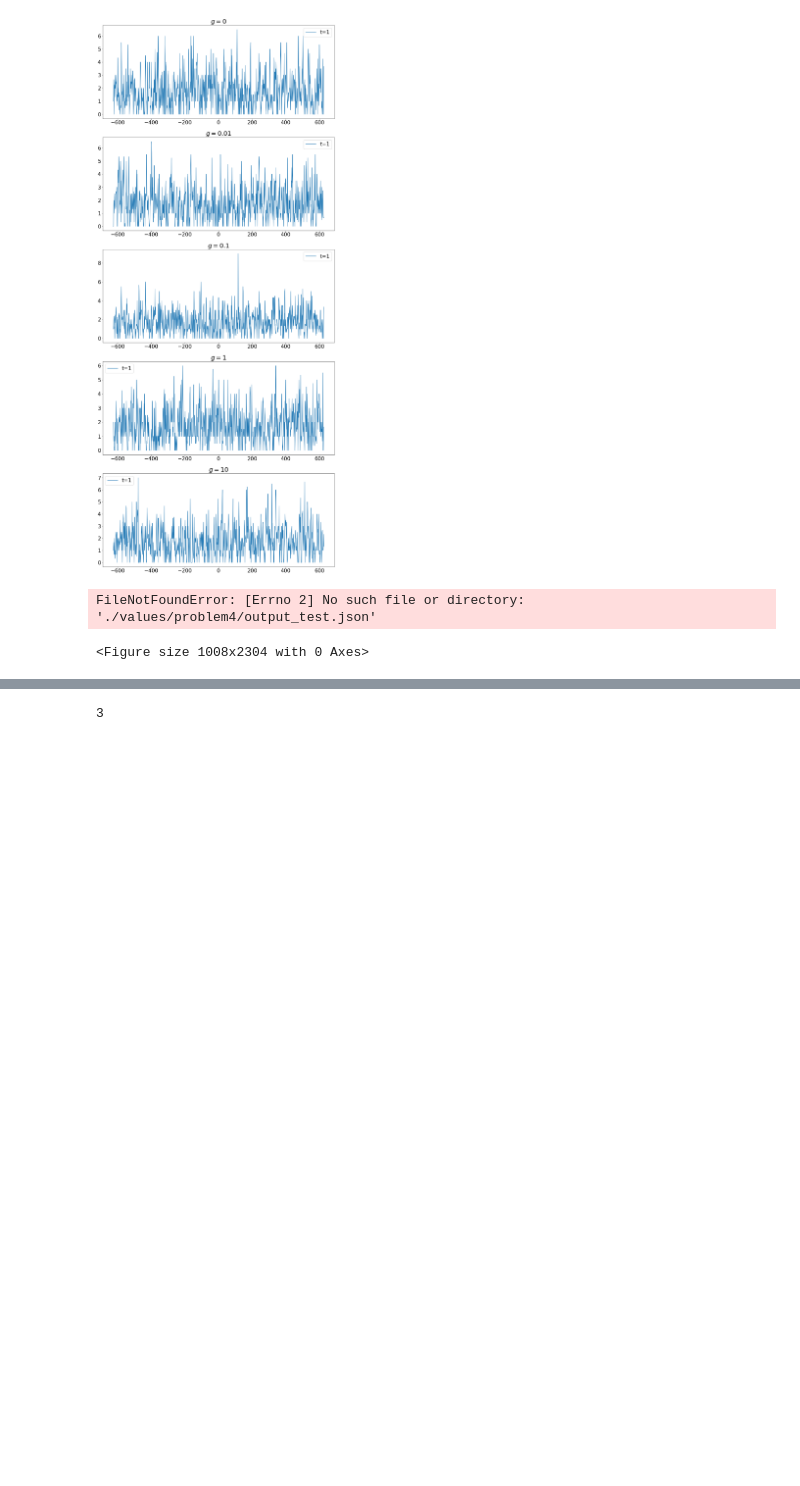
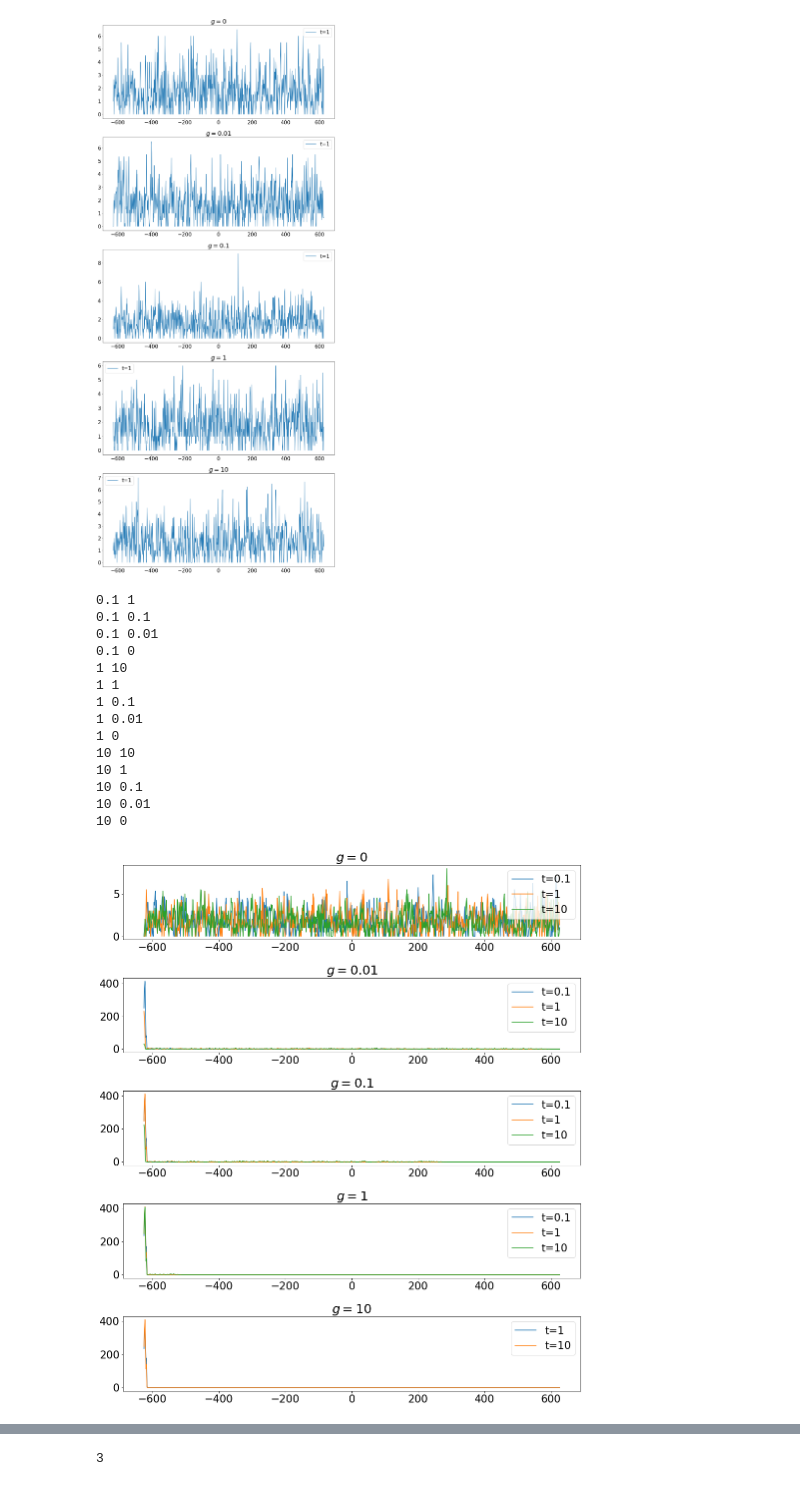
Before and after one commit to hikata101/monte-carlo-simulations-of-hard-disk, a Jupyter notebook: monte_carlo_simulations.ipynb, the cells around one changed output, grey strips where cells are left out. Cells and saved outputs as stored; diff of their text form; code cells hidden in the pictures; blank space fills up the shorter version.

Commit message:
fix: problem7

```diff
--- a/monte_carlo_simulations.ipynb
+++ b/monte_carlo_simulations.ipynb
@@ -424,7 +424,8 @@ for i in range(len(mus)):
     theoretical_bins = np.linspace(0, mu["Ly"], num_bins + 1)
     theoretical_bin_centers = 0.5 * (theoretical_bins[1:] + theoretical_bins[:-1])
     mgkt = mgkbt(mus[i]["M"], mus[i]["Gravity"], mus[i]["Kb"], mus[i]["T"])
-    rho_0 = len(mu["Particles"])*mgkt/(math.sinh(mgkt*mu["Ly"]/2)*2)
+    # rho_0 = len(mu["Particles"])*mgkt/(math.sinh(mgkt*mu["Ly"]/2)*2)
+    r
     print(rho_0)
     # rho_theoretical = rho_0*np.exp(-mu["Gravity"] * theoretical_bin_centers)*(1-(rho_0*np.exp(-mu["Gravity"] * theoretical_bin_centers)*(mu["Sigma"]/2)**2*math.pi)/mu["Phi"])
     rho_theoretical = rho_0*np.exp(-mu["Gravity"] * theoretical_bin_centers)
@@ -668,43 +669,62 @@ def compute_density_profile_for_each_b(mu, b_values):
     average_densities = accumulated_densities / accumulated_counts
     result = (results[0][0], average_densities)
     return result
 
-fig = plt.figure(figsize=(14, 32))
+fig = plt.figure(figsize=(14, 16))
 plt.rcParams.update({'font.size': 21})
+files = ["./values/problem7/output_0.1.json","./values/problem7/output_1.json","./values/problem7/output_10.json"]
 json_open = open('./values/problem4/output_test.json', 'r')
 json_load = json.load(json_open)
 
-times = json_load["times"]
 mus = json_load["mus"][2]
 gravities = [0.0, 0.01, 0.1, 1, 10]
 positions ={
     0.0: 1,
     0.01: 2,
     0.1: 3,
     1: 4,
     10: 5
 }
 b_values = [1.5, 2, 3, 5]
 ax = [fig.add_subplot(5, 1, position) for position in positions.values()]
 
 # for mus in mus_list:
-for i in range(len(mus)):
-    print(mus[i]["T"],mus[i]["Gravity"])
-    position = positions[mus[i]["Gravity"]]-1
-    result =  compute_density_profile_for_each_b(mus[i], b_values)
-    title = r"$ g = $" + str(mus[i]["Gravity"])
-    ax[position].plot(result[0], result[1], label=f"t="+str(mus[i]["T"]))
-    ax[position].set_title(title)
-    ax[position].legend()
+for file in files:
+    json_open = open(file, 'r')
+    json_load = json.load(json_open)
+
+    mus = json_load["mus"]
+    for mu in mus:
+        print(mu["T"],mu["Gravity"])
+        position = positions[mu["Gravity"]]-1
+        result =  compute_density_profile_for_each_b(mu, b_values)
+        title = r"$ g = $" + str(mu["Gravity"])
+        # ax[position].set_xlim(-650, -400)
+        ax[position].plot(result[0], result[1], label=f"t="+str(mu["T"]))
+        ax[position].set_title(title)
+        ax[position].legend()
 # ax[i] = fig.add_subplot(5, 1, positions[mus[i]["Gravity"]])
 # result =  compute_density_profile_for_each_b(mus[i], b_values)
 # title = r"$ g = $" + str(mus[i]["Gravity"])
 # ax[i].plot(result[0], result[1], label=f"t="+str(mus[i]["T"]))
 # print(result[1].sum()/len(result[1]))
 # ax[i].set_title(title)
 # ax[i].legend()
 fig.tight_layout()
-# fig.savefig("problem7_test.png", dpi=400,pad_inches=0)
+fig.savefig("problem7_test.png", dpi=400,pad_inches=0)
 # %% [output]
-FileNotFoundError: [Errno 2] No such file or directory: './values/problem4/output_test.json'
+0.1 1
+0.1 0.1
+0.1 0.01
+0.1 0
+1 10
+1 1
+1 0.1
+1 0.01
+1 0
+10 10
+10 1
+10 0.1
+10 0.01
+10 0
-<Figure size 1008x2304 with 0 Axes>
+[figure, added]
```
Also changed, not shown: parts of 4 cells of this notebook, 1 other file.
